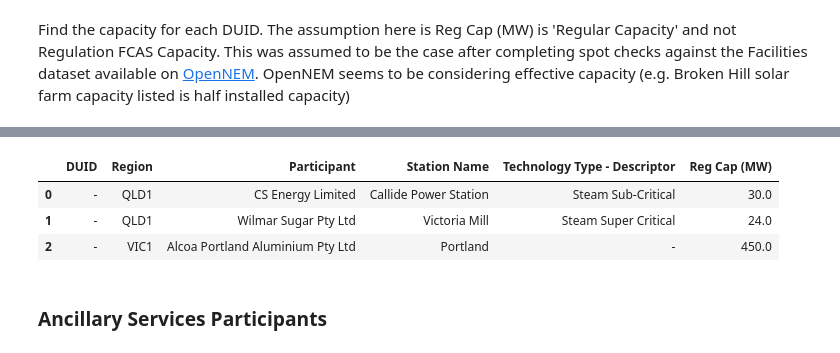
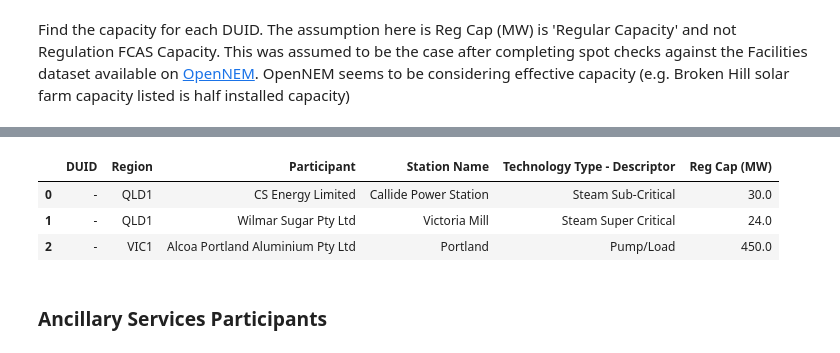
Before and after one commit to Rabscuttler/nem-data-analysis, a Jupyter notebook: incident-25082018/Incident_25082018.ipynb, the cells around one changed output, grey strips where cells are left out. Drawn from its saved outputs; the diff is of its cells as text; code cells hidden in the pictures.

```diff
--- a/incident-25082018/Incident_25082018.ipynb
+++ b/incident-25082018/Incident_25082018.ipynb
@@ -77,11 +92,8 @@ gen_connection  = data_fetch_methods.static_table_xl(start_time=start_time,
                                                      raw_data_location=mapping_loc)
 
 # narrow down columns from the Generators and Scheduled Loads data and index DUID
-cols = ['DUID', 'Region', 'Participant', 'Station Name',
-        'Technology Type - Descriptor']
+cols = ['DUID', 'Region', 'Participant', 'Station Name']
 gen_summary = gen_connection[cols]
-# deal with na Tech Type
-gen_summary.fillna('unspecified', inplace=True)
 # drop duplicates, where rows are repeated but unit numbers are different
 gen_summary = gen_summary.drop_duplicates()
 display.display(gen_summary.head(n=3))
@@ -96,18 +134,38 @@ Find the capacity for each DUID. The assumption here is Reg Cap (MW) is 'Regular
 # %%
 #TODO: break out into python file/module and import into notebook
 #TODO: function - generate fcas provider table
-# copy generator and schedules loads, clean data and then take the higher of Regulation Cap and Maximum Capacity
-gen_duid_size = gen_connection.copy()
 
-gen_duid_size['Reg Cap (MW)'] = gen_duid_size['Reg Cap (MW)'].str.replace('-', '0')
-gen_duid_size['Reg Cap (MW)'] = gen_duid_size['Reg Cap (MW)'].astype(np.float64)
-gen_duid_size = gen_duid_size.groupby(cols)['Reg Cap (MW)'].sum().reset_index()
-gen_duid_size.head(n=3)
+# copy generator and scheduled loads, clean tech and capacity data
+gen_duid_captech = gen_connection.copy()
+
+# clean tech data
+condensed_techs = {'Battery and Inverter': 'Battery',
+                   'Combined Cycle Gas Turbine (CCGT)': 'CCGT',
+                   'Open Cycle Gas turbines (OCGT)': 'OCGT',
+                   'Photovoltaic Flat panel': 'PV',
+                   'Photovoltaic Tracking  Flat Panel': 'PV',
+                   'Photovoltaic Tracking Flat Panel': 'PV',
+                   'Photovoltaic Tracking Flat panel': 'PV',
+                   'Wind - Onshore': 'Wind',
+                   'Pump Storage': 'Pump/Load',
+                   '-': 'Pump/Load'
+                   }
+replace = (lambda x: condensed_techs[x] if x in condensed_techs.keys() else x)
+gen_duid_captech['Technology Type - Descriptor'] = gen_duid_captech['Technology Type - Descriptor'].apply(replace)
+
+# clean cap data
+gen_duid_captech['Reg Cap (MW)'] = gen_duid_captech['Reg Cap (MW)'].str.replace('-', '0')
+gen_duid_captech['Reg Cap (MW)'] = gen_duid_captech['Reg Cap (MW)'].astype(np.float64)
+
+# calculate total capacity for each station
+captech_cols = cols.extend(['Technology Type - Descriptor'])
+gen_duid_captech = gen_duid_captech.groupby(cols)['Reg Cap (MW)'].sum().reset_index()
+gen_duid_captech.head(n=3)
 # %% [output]
 |  | DUID | Region | Participant | Station Name | Technology Type - Descriptor | Reg Cap (MW) |
 | 0 | - | QLD1 | CS Energy Limited | Callide Power Station | Steam Sub-Critical | 30.0 |
 | 1 | - | QLD1 | Wilmar Sugar Pty Ltd | Victoria Mill | Steam Super Critical | 24.0 |
-| 2 | - | VIC1 | Alcoa Portland Aluminium Pty Ltd | Portland | - | 450.0 |
+| 2 | - | VIC1 | Alcoa Portland Aluminium Pty Ltd | Portland | Pump/Load | 450.0 |
 # %% [markdown]
 ### Ancillary Services Participants
 # %% [markdown]
```
Also changed, not shown: parts of 38 cells of this notebook, 7 other files.
